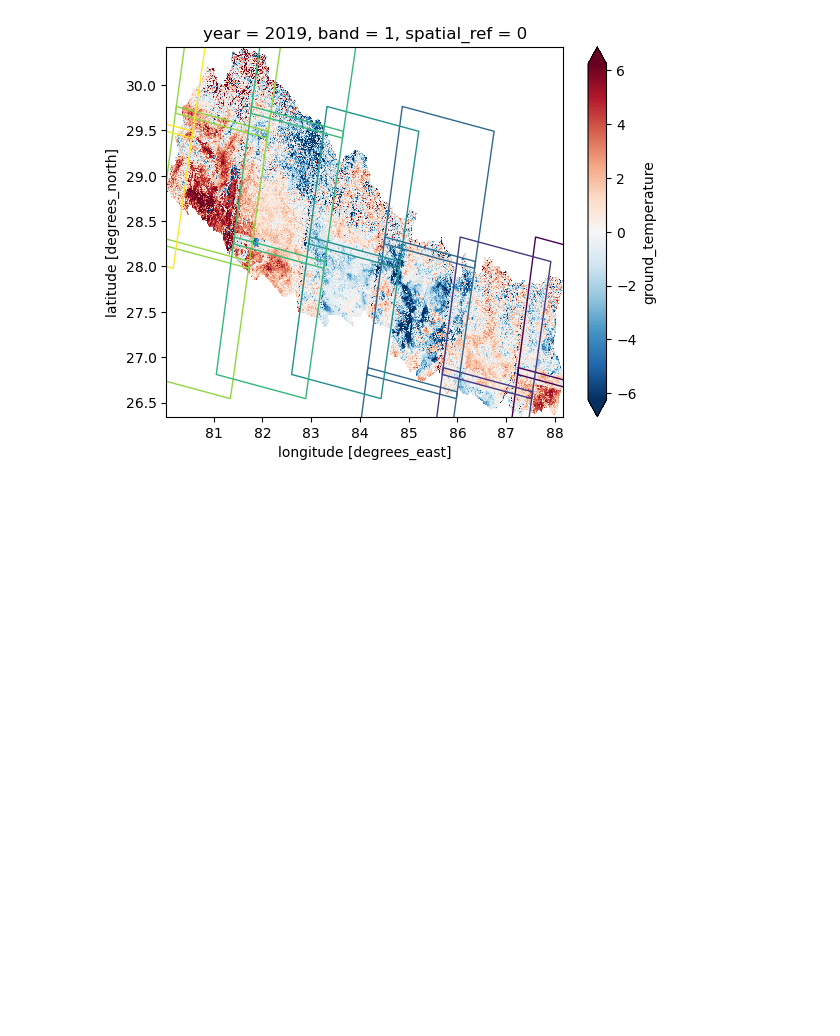
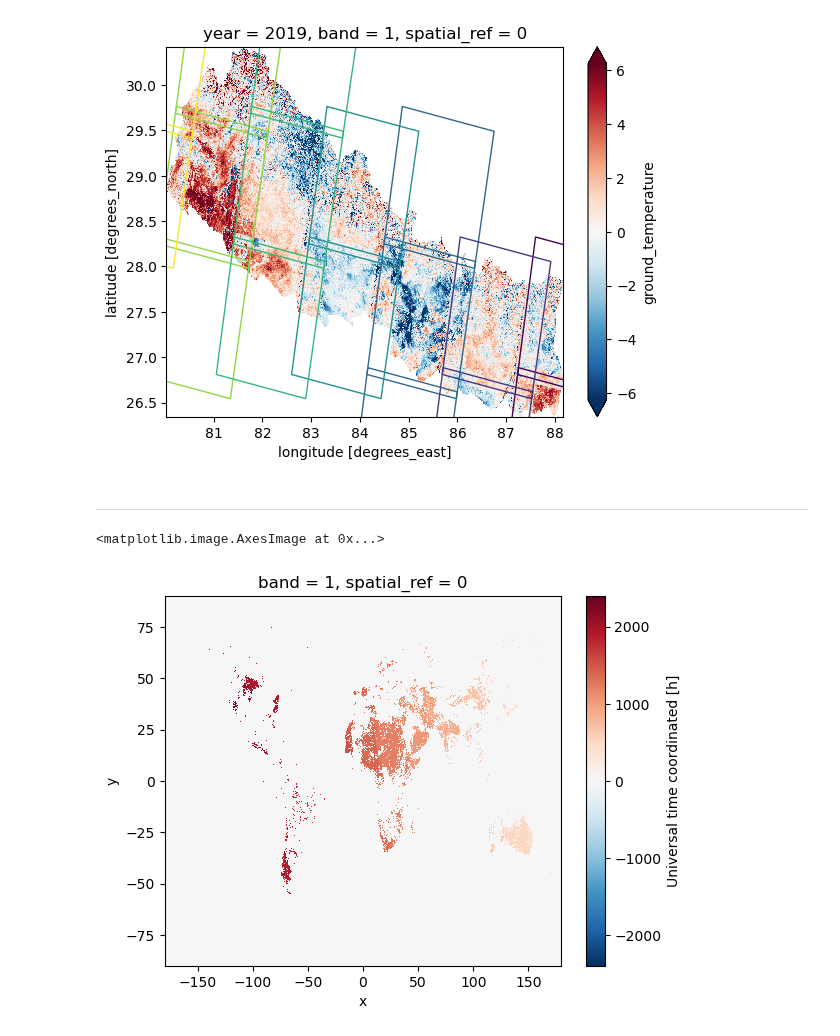
Before and after one commit to felixschulz385/growth-and-temperature, a Jupyter notebook: code/experiments/grid.ipynb, the cells around one changed output. Cells and saved outputs as stored; diff of their text form; code cells hidden in the pictures; blank space fills up the shorter version.

Commit message:
Added code for GLASS download and a notebook for the presubmission inquiry plot

```diff
--- a/code/experiments/grid.ipynb
+++ b/code/experiments/grid.ipynb
@@ -567,3 +467,5 @@ landsat_wrs2_land.loc[landsat_wrs2_land.intersects(nepal.unary_union),:].plot(ax
 # %% [output]
 <matplotlib.image.AxesImage at 0x...>
 [figure]
+# %% [markdown]
+---
@@ -569,0 +482,7 @@ landsat_wrs2_land.loc[landsat_wrs2_land.intersects(nepal.unary_union),:].plot(ax
+# %%
+glass = rxr.open_rasterio("Q:/HEALECON/Felix/Research/Heat Islands/data/GLASS08B31.V40.A1990069.2021259.hdf")
+# %%
+glass.UTC.squeeze().plot.imshow()
+# %% [output]
+<matplotlib.image.AxesImage at 0x...>
+[figure, added]
```
Also changed, not shown: parts of 27 cells of this notebook, 3 other files.
